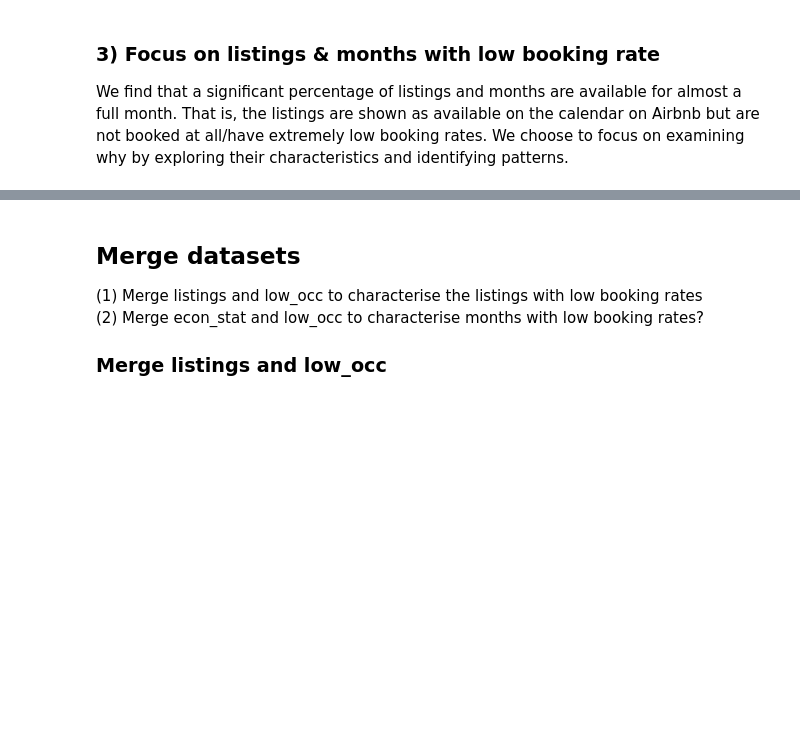
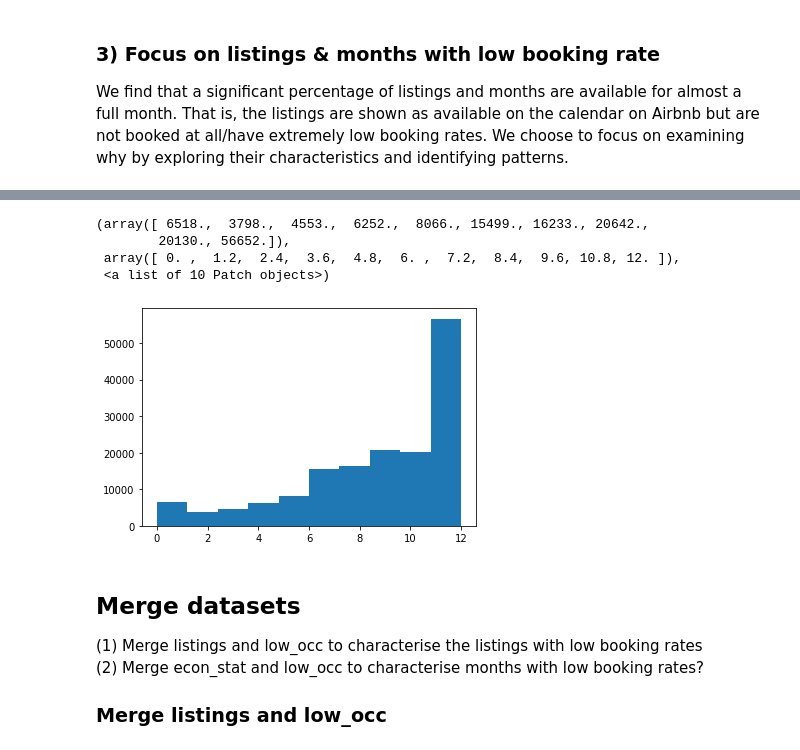
Before and after one commit to terenceneo/Airbnb-NYC-data-study, a Jupyter notebook: Low booking rate listings.ipynb, the cells around one changed output, grey strips where cells are left out. Saved outputs shown, nothing was run; the diff lists cells and outputs as text; code cells hidden in the pictures; blank space fills up the shorter version.

```diff
--- a/Low booking rate listings.ipynb
+++ b/Low booking rate listings.ipynb
@@ -93,0 +106,4 @@ len(low_occ['listing_id'].unique().tolist())
+# %%
+may_data = no_booking[no_booking['date'].dt.month == 5]
+may_data = may_data.groupby('listing_id')['booked_days'].sum().reset_index()
+may_data.head()
@@ -93,0 +117,6 @@ len(low_occ['listing_id'].unique().tolist())
+# %%
+adjustment = pd.DataFrame(no_booking['listing_id'].unique())
+adjustment = adjustment.rename({0:'listing_id'},axis=1)
+adjustment['factor'] = may_data['booked_days'].apply(lambda x:1 if x==0 else 0)
+adjustment['factor'] = adjustment['factor'].fillna(0)
+adjustment.head()
@@ -93,0 +138,4 @@ len(low_occ['listing_id'].unique().tolist())
+# %%
+# Listings with zero-booking months (non-unique listings)
+no_booking_mth = no_booking.drop(['available_days','booked_days','total_days','date'], axis=1)
+no_booking_mth.head()
@@ -93,0 +149,12 @@ len(low_occ['listing_id'].unique().tolist())
+# %%
+# Add column of frequency i.e. number of zero-booking months per unique listing
+no_booking_mth['no_months'] = no_booking_mth['listing_id'].map(no_booking_mth['listing_id'].value_counts())
+
+# Merge no_booking_mth with adjustment
+no_booking_mth = no_booking_mth.merge(adjustment, on='listing_id', how='inner')
+
+# Calculate actual number of months and remove adjustment row
+no_booking_mth['no_months'] = no_booking_mth['no_months']-no_booking_mth['factor']
+no_booking_mth = no_booking_mth.drop('factor',axis=1)
+no_booking_mth.no_months = no_booking_mth.no_months.astype(int)
+no_booking_mth.head()
@@ -93,0 +178,8 @@ len(low_occ['listing_id'].unique().tolist())
+# %%
+plt.hist(no_booking_mth['no_months'])
+# %% [output]
+(array([ 6518.,  3798.,  4553.,  6252.,  8066., 15499., 16233., 20642.,
+        20130., 56652.]),
+ array([ 0. ,  1.2,  2.4,  3.6,  4.8,  6. ,  7.2,  8.4,  9.6, 10.8, 12. ]),
+ <a list of 10 Patch objects>)
+[figure, added]
```
Also changed, not shown: parts of 22 cells of this notebook, 1 other file.
